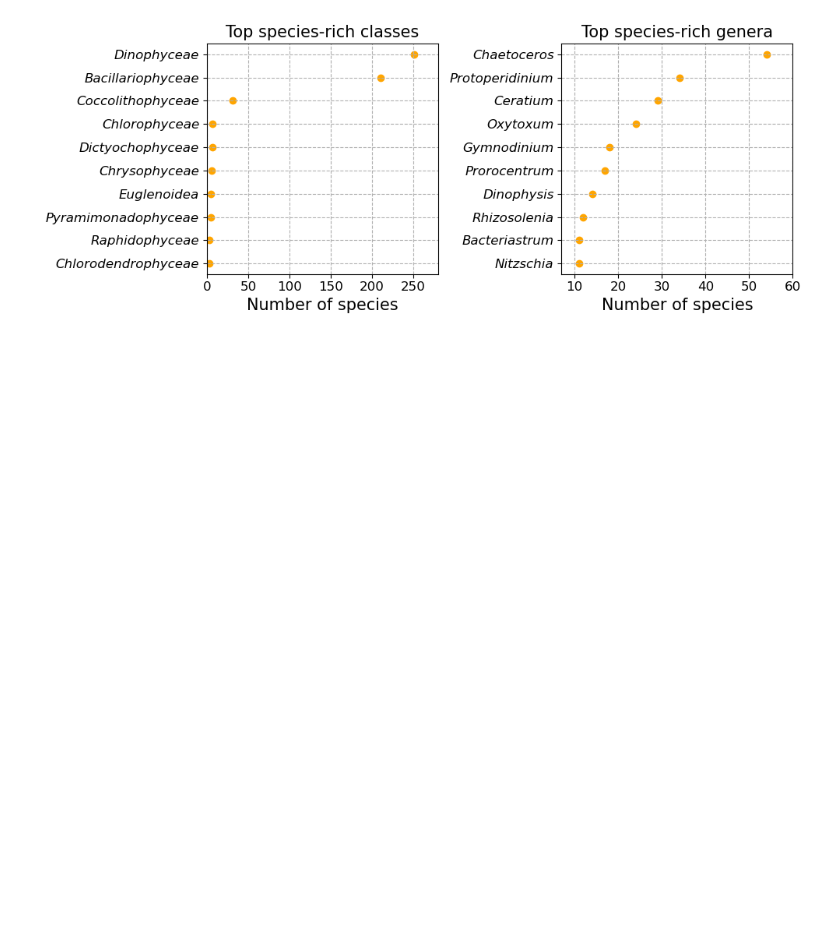
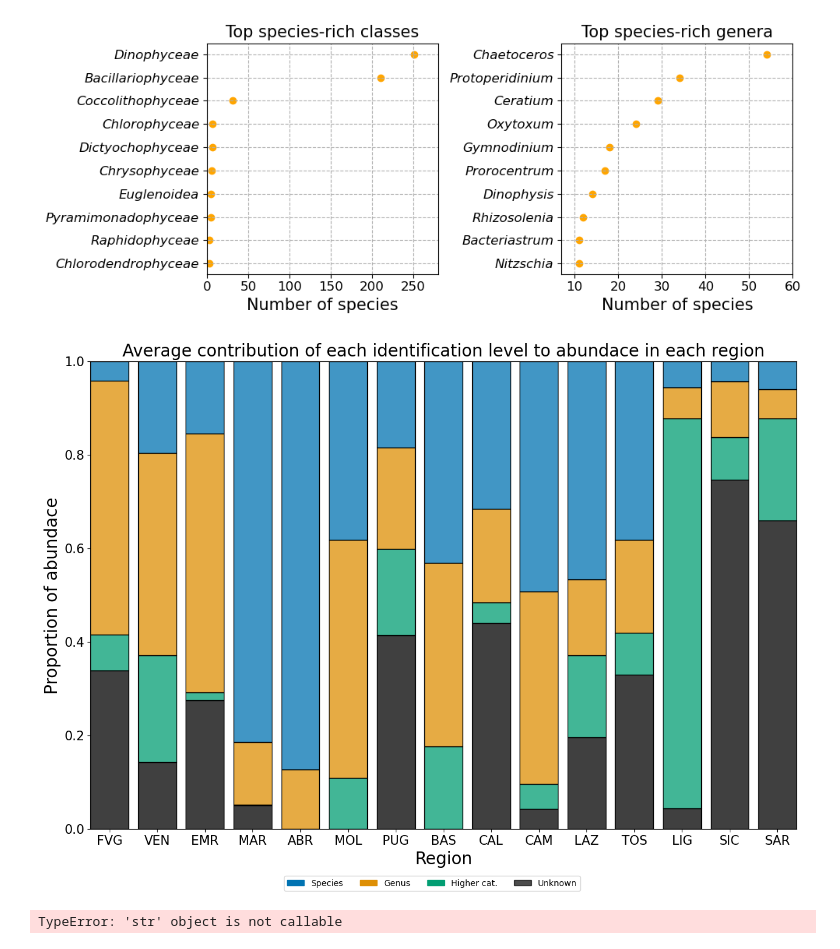
Before and after one commit to Alberto-Ghedin/ISPRA_20152017_Analysis, a Jupyter notebook: Paper_1/BDV_italian_seas.ipynb, the cells around one changed output. Drawn from its saved outputs; the diff is of its cells as text; code cells hidden in the pictures; blank space fills up the shorter version.

Commit message:
makeing figures for paper

```diff
--- a/Paper_1/BDV_italian_seas.ipynb
+++ b/Paper_1/BDV_italian_seas.ipynb
@@ -240,2 +210,36 @@ plt.savefig("./top_species_rich_classes_genera.png", bbox_inches="tight")
 # %% [output]
 [figure]
+# %%
+fig, ax = plt.subplots(figsize=(15, 10))
+data = phyto_abund.groupby(["Date", "id", "Det_level"]).agg(
+        {
+            "Num_cell_l" : "sum",
+            "Region" : "first"
+        }).reset_index().groupby(["Region", "Det_level"], observed = True).mean(numeric_only=True).reset_index().rename(columns={"Det_level" : "Identification level"})
+data["Identification level"] = pd.Categorical(data["Identification level"], categories = ["Unknown", "Higher cat.", "Genus", "Species"][::-1], ordered = True)
+num_colors = len(["Unknown", "Higher cat.", "Genus", "Species"])
+colors = sns.color_palette("colorblind", num_colors)
+colors[-1] = [0,0,0,0.7]#sns.color_palette("tab10", 4)[-1]
+color_dict = {name: color for name, color in zip(["Unknown", "Higher cat.", "Genus", "Species"][::-1], colors)}
+sns.histplot(
+        data=data.sort_values(by="Identification level"),
+        x="Region", hue="Identification level", weights="Num_cell_l",
+        multiple="fill", stat="proportion",
+        discrete=True, shrink=.8, legend=False, palette=color_dict,
+        ax = ax
+    )
+ax.set_xlabel("Region", size = 20)
+ax.set_ylabel("Proportion of abundace", size = 20)
+ax.set_xticks(ticks=ax.get_xticks(), labels = ax.get_xticklabels(), size = 15)
+ax.set_yticks(ticks=ax.get_yticks(), labels = ax.get_yticklabels(), size = 15)
+ax.set_title("Average contribution of each identification level to abundace in each region", size = 20)
+handles, labels = ax.get_legend_handles_labels()
+handles = [mpatches.Patch(color=color_dict[name], label=name) for i, name in enumerate(["Unknown", "Higher cat.", "Genus", "Species"][::-1])]
+fig.legend(handles=handles, bbox_to_anchor=(0, -.03, 1, 0.101), loc='center', ncol=4)
+plt.savefig("./average_proportion_cells_per_region_and_identification_level.pdf", bbox_inches="tight")
+# %% [output]
+[figure, added]
+# %%
+os.path.
+# %% [output]
+TypeError: 'str' object is not callable
```
Also changed, not shown: parts of 4 cells of this notebook, 4 other files.
